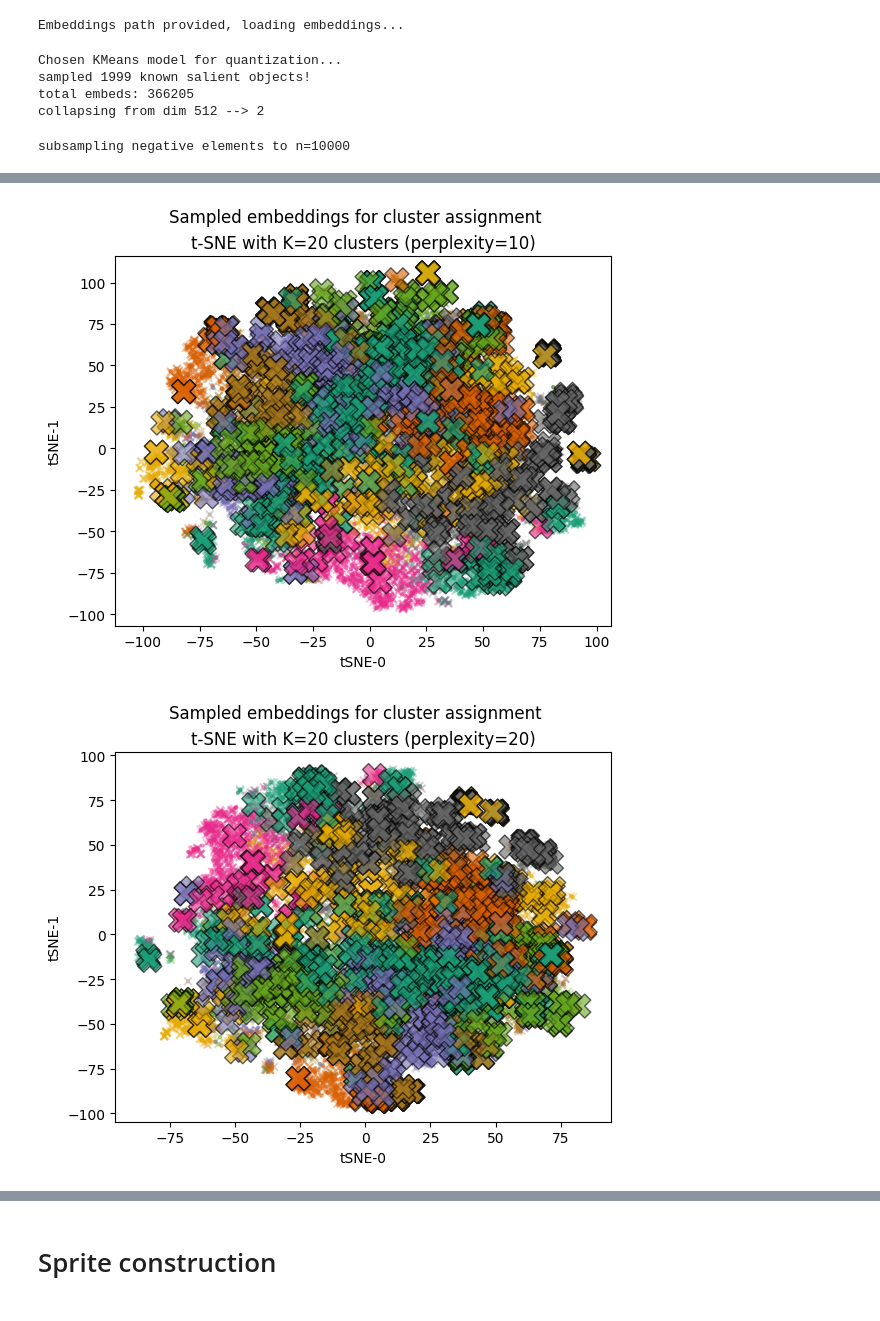
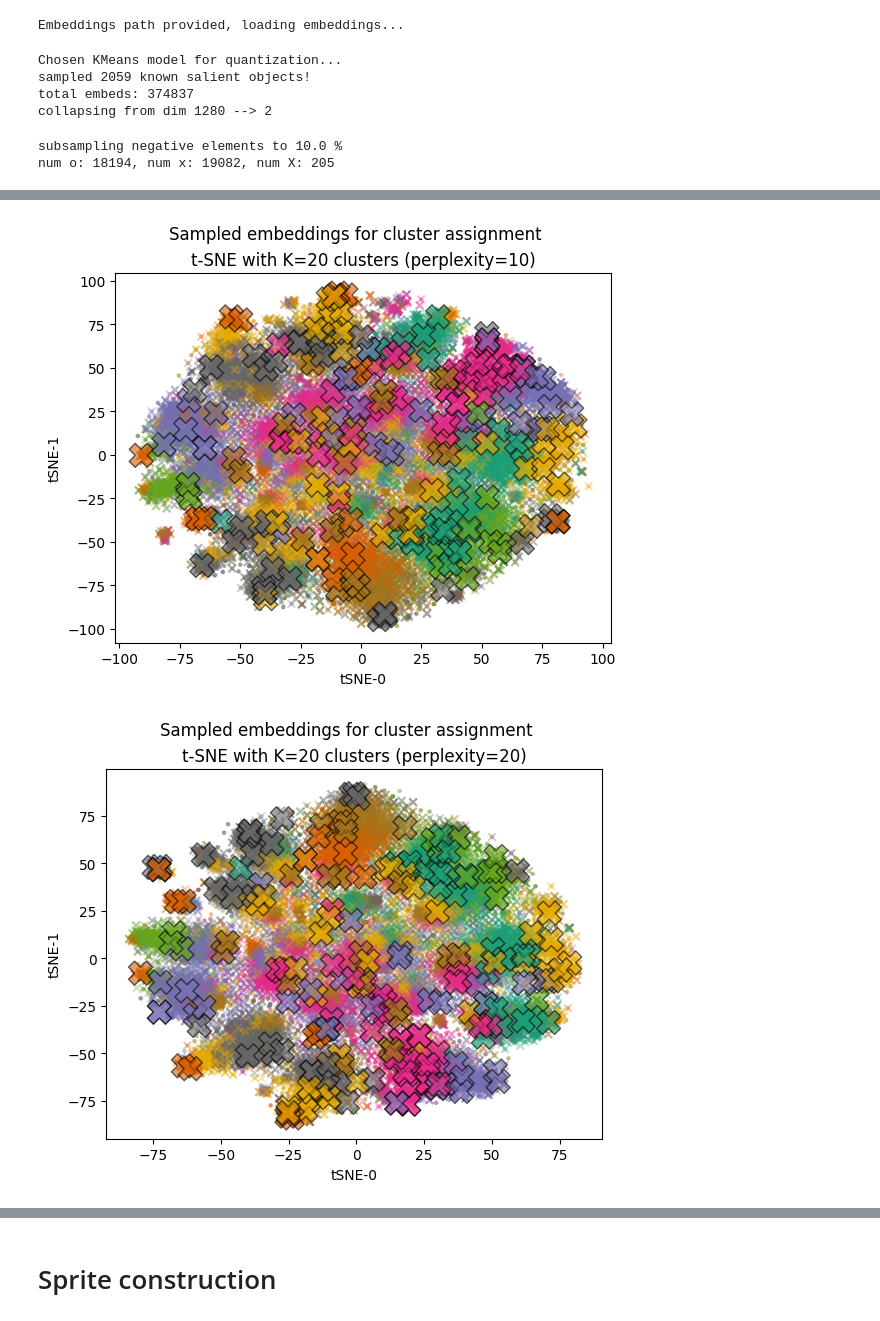
Before and after one commit to gmachiraju/K2, a Jupyter notebook: src/Protein-Step2-VizSetup.ipynb, the cells around one changed output, grey strips where cells are left out. Saved outputs shown, nothing was run; the diff lists cells and outputs as text; code cells hidden in the pictures.

Commit message:
add support for ESM encoder, fix motif graph colors

```diff
--- a/src/Protein-Step2-VizSetup.ipynb
+++ b/src/Protein-Step2-VizSetup.ipynb
@@ -3,7 +3,8 @@
 %autoreload 2
 # %%
 metal = 'CA'
-embed_dict_path = f"../data/{metal}_train_embeddings.pkl"
+encoder = 'ESM'
+embed_dict_path = f"../data/{encoder}/{metal}_train_embeddings.pkl"
 # %%
 from k2 import K2Processor
 # %%
@@ -25,10 +26,11 @@ Embeddings path provided, loading embeddings...
 proc.fit_quantizer()
 # %% [output]
 Chosen KMeans model for quantization...
-sampled 1999 known salient objects!
-total embeds: 366205
-collapsing from dim 512 --> 2
+sampled 2059 known salient objects!
+total embeds: 374837
+collapsing from dim 1280 --> 2
 # %%
-proc.visualize_quantizer(subsample=10000)
+proc.visualize_quantizer(subsample=0.1)
 # %% [output]
-subsampling negative elements to n=10000
+subsampling negative elements to 10.0 %
+num o: 18194, num x: 19082, num X: 205
@@ -36,2 +38,2 @@ subsampling negative elements to n=10000
-[figure, old version]
+[figure, new version]
-[figure, old version]
+[figure, new version]
```
Also changed, not shown: parts of 15 cells of this notebook, 2 other files.
